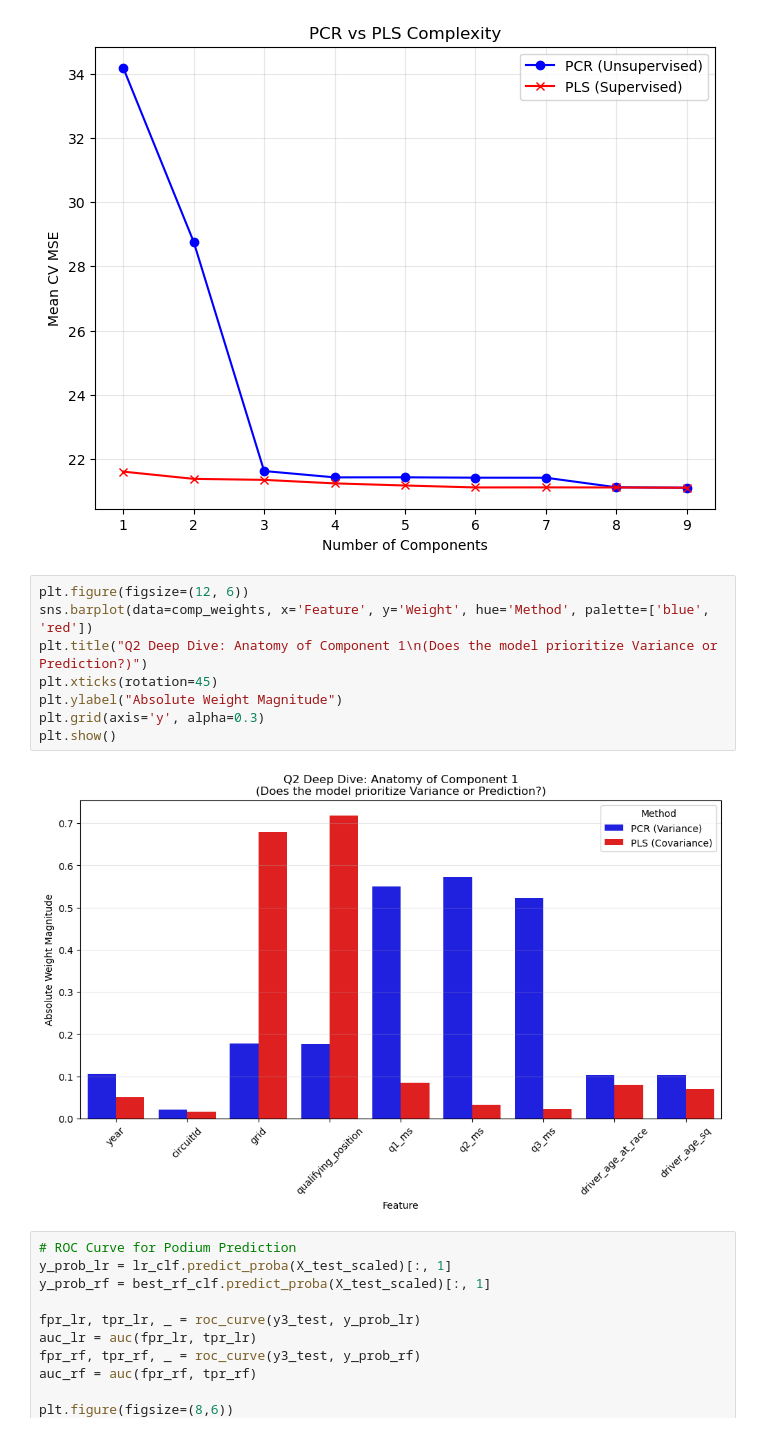
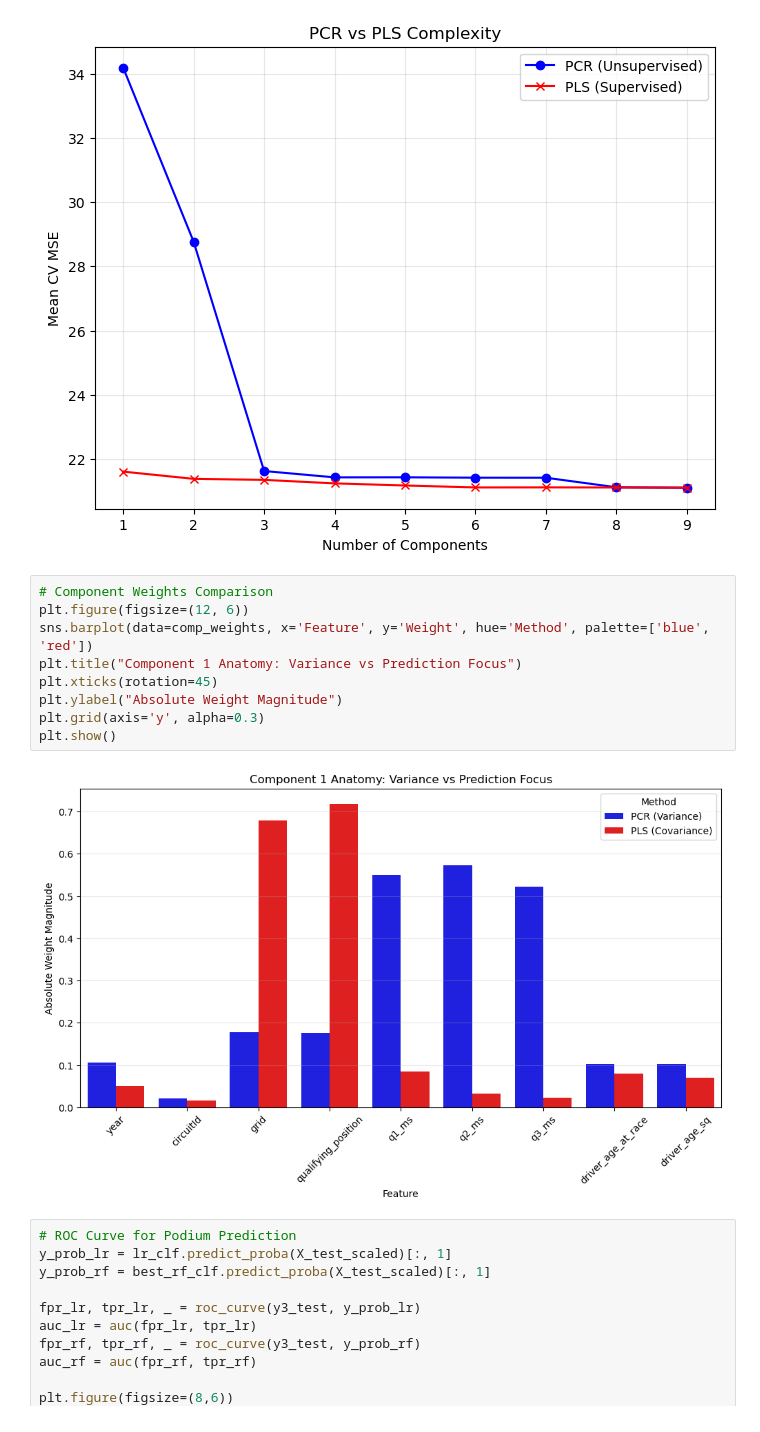
Before and after one commit to shehzanwar/DMSL7406, a Jupyter notebook: Project/f1_proj.ipynb, the cells around one changed output. Saved outputs shown, nothing was run; the diff lists cells and outputs as text.

Commit message:
added another latent space visual, easier to read

```diff
--- a/Project/f1_proj.ipynb
+++ b/Project/f1_proj.ipynb
@@ -528,15 +543,16 @@ plt.show()
 # %% [output]
 [figure]
 # %%
+# Component Weights Comparison
 plt.figure(figsize=(12, 6))
 sns.barplot(data=comp_weights, x='Feature', y='Weight', hue='Method', palette=['blue', 'red'])
-plt.title("Q2 Deep Dive: Anatomy of Component 1\n(Does the model prioritize Variance or Prediction?)")
+plt.title("Component 1 Anatomy: Variance vs Prediction Focus")
 plt.xticks(rotation=45)
 plt.ylabel("Absolute Weight Magnitude")
 plt.grid(axis='y', alpha=0.3)
 plt.show()
 # %% [output]
-[figure, old version]
+[figure, new version]
 # %%
 # ROC Curve for Podium Prediction
 y_prob_lr = lr_clf.predict_proba(X_test_scaled)[:, 1]
```
Also changed, not shown: parts of 3 cells of this notebook.
